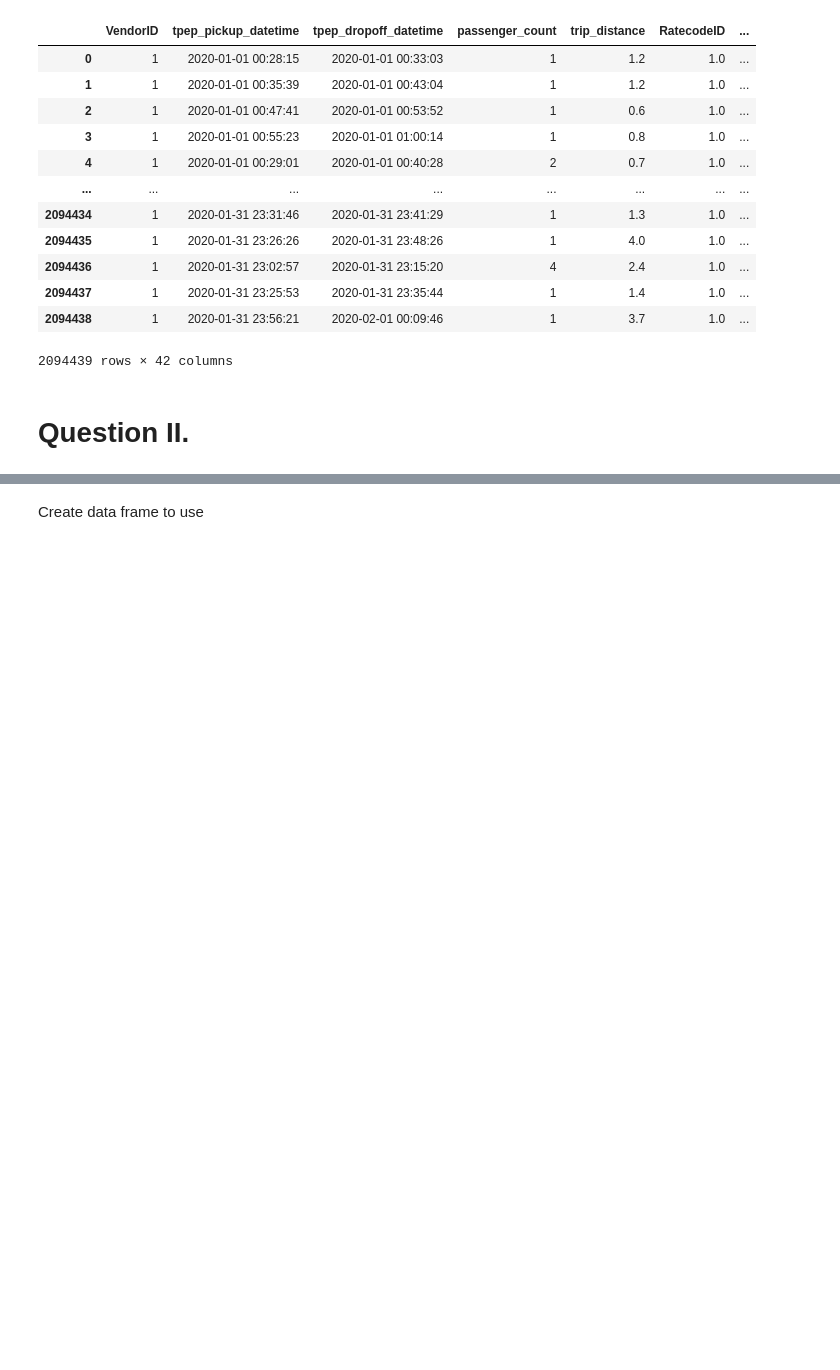
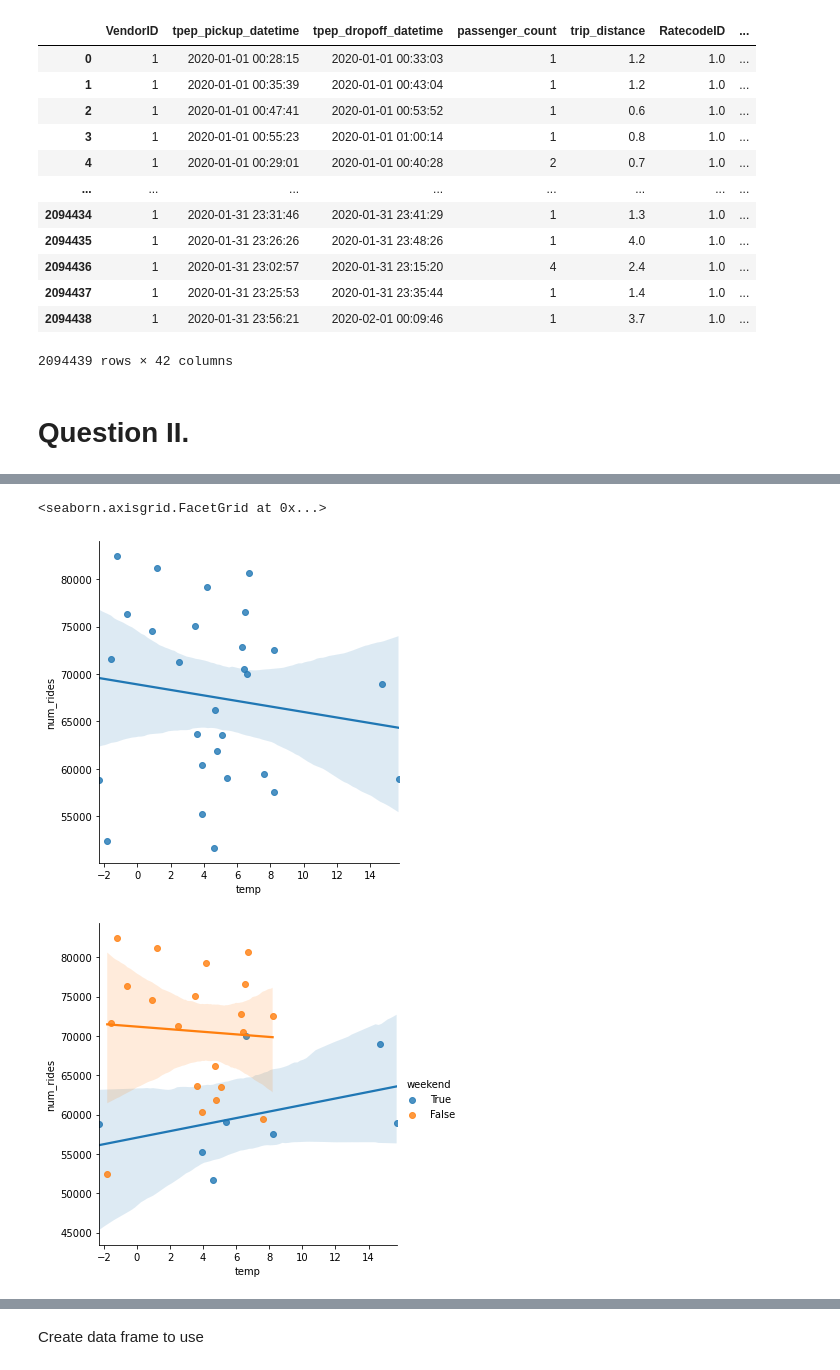
Before and after one commit to Julianna-szabo/Python_Final_Project, a Jupyter notebook: Good_V3_Viki.ipynb, the cells around one changed output, grey strips where cells are left out. Cells and saved outputs as stored; diff of their text form; code cells hidden in the pictures; blank space fills up the shorter version.

```diff
--- a/Good_V3_Viki.ipynb
+++ b/Good_V3_Viki.ipynb
@@ -605,6 +605,6 @@ df_2
 2094439 rows × 42 columns
 # %%
 df_2["dayofweek"] = pd.to_datetime(df_2["tpep_pickup_datetime"]).dt.dayofweek
-df_2["weekend"] = df_2["day"].apply(lambda x: 'True' if x in [5, 6] else 'False')
+df_2["weekend"] = df_2["dayofweek"].apply(lambda x: 'True' if x in [5, 6] else 'False')
 # %% [markdown]
 # Question II.
@@ -624,2 +613,3 @@ Index(['VendorID', 'tpep_pickup_datetime', 'tpep_dropoff_datetime',
 # %%
-plot_wth = df_2.groupby(["day", "temp", "tempmin", "tempmax", "feelslike"]).size().reset_index().rename(columns ={0:'num_rides'})
+plot_wth = df_2.groupby(["day", "temp", "tempmin", "tempmax", "feelslike", "precip", "conditions", "weekend"]).size().reset_index().rename(columns ={0:'num_rides'})
+plot_wth
@@ -627,0 +638,8 @@ temp = plot_temp.groupby("temp").mean("num_rides").reset_index()
+# %%
+plot = plot_wth.groupby(["temp", "weekend"]).mean("num_rides").reset_index()
+sns.lmplot(data=plot, x="temp", y="num_rides")
+sns.lmplot(data=plot, x="temp", y="num_rides", hue="weekend")
+# %% [output]
+<seaborn.axisgrid.FacetGrid at 0x...>
+[figure, added]
+[figure, added]
```
Also changed, not shown: parts of 39 cells of this notebook.
